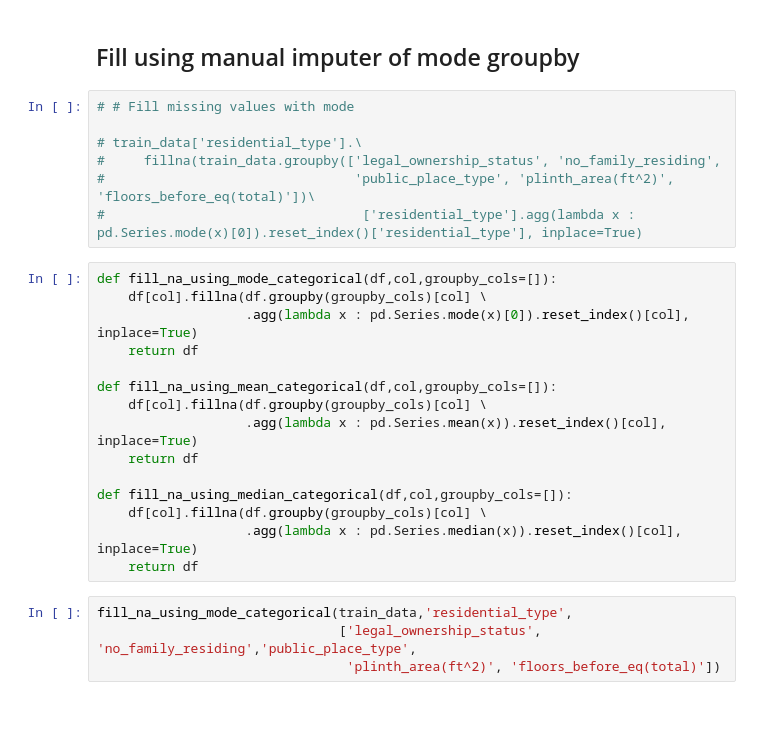
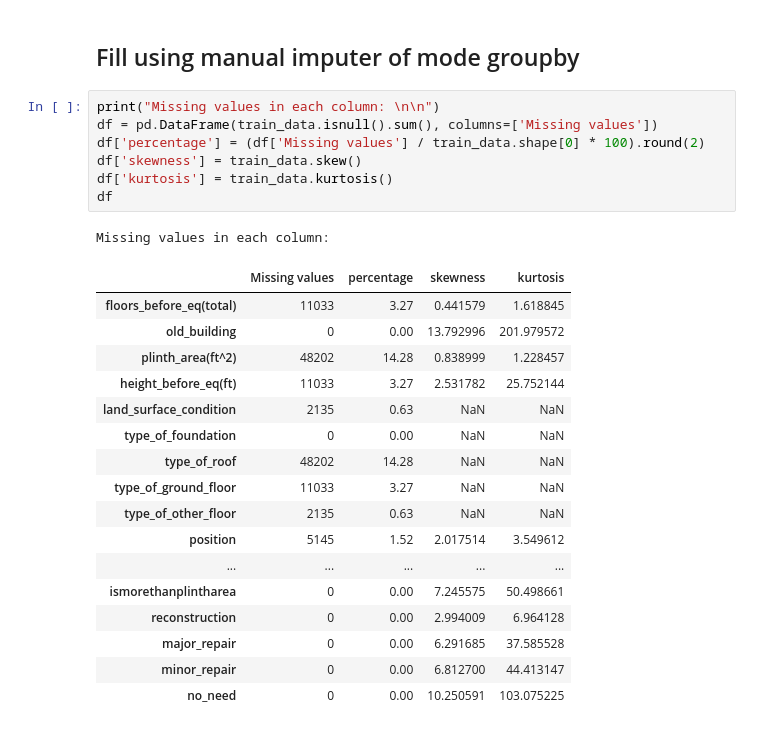
Before and after one commit to elskow/Data-Elims, a Jupyter notebook: 2-DataInterpolation/data_interpolation.ipynb, the cells around one changed output. Cells and saved outputs as stored; diff of their text form.

Commit message:
update to read skewness

```diff
--- a/2-DataInterpolation/data_interpolation.ipynb
+++ b/2-DataInterpolation/data_interpolation.ipynb
@@ -150,29 +127,29 @@ cols
 | no_need | 337593.0 | 0.009254 | 0.095750 | 0.0 | 0.0 | 0.0 | 0.0 | 1.0 | 0.0 | 0.0 |
 # %% [markdown]
 ## Fill using manual imputer of mode groupby
-# %%
-# # Fill missing values with mode
-
-# train_data['residential_type'].\
-#     fillna(train_data.groupby(['legal_ownership_status', 'no_family_residing',
-#                                'public_place_type', 'plinth_area(ft^2)', 'floors_before_eq(total)'])\
-#                                 ['residential_type'].agg(lambda x : pd.Series.mode(x)[0]).reset_index()['residential_type'], inplace=True)
-# %%
-def fill_na_using_mode_categorical(df,col,groupby_cols=[]):
-    df[col].fillna(df.groupby(groupby_cols)[col] \
-                   .agg(lambda x : pd.Series.mode(x)[0]).reset_index()[col], inplace=True)
-    return df
-
-def fill_na_using_mean_categorical(df,col,groupby_cols=[]):
-    df[col].fillna(df.groupby(groupby_cols)[col] \
-                   .agg(lambda x : pd.Series.mean(x)).reset_index()[col], inplace=True)
-    return df
-
-def fill_na_using_median_categorical(df,col,groupby_cols=[]):
-    df[col].fillna(df.groupby(groupby_cols)[col] \
-                   .agg(lambda x : pd.Series.median(x)).reset_index()[col], inplace=True)
-    return df
-# %%
-fill_na_using_mode_categorical(train_data,'residential_type',
-                               ['legal_ownership_status', 'no_family_residing','public_place_type',
-                                'plinth_area(ft^2)', 'floors_before_eq(total)'])
+# %%
+print("Missing values in each column: \n\n")
+df = pd.DataFrame(train_data.isnull().sum(), columns=['Missing values'])
+df['percentage'] = (df['Missing values'] / train_data.shape[0] * 100).round(2)
+df['skewness'] = train_data.skew()
+df['kurtosis'] = train_data.kurtosis()
+df
+# %% [output]
+Missing values in each column:
+|  | Missing values | percentage | skewness | kurtosis |
+| floors_before_eq(total) | 11033 | 3.27 | 0.441579 | 1.618845 |
+| old_building | 0 | 0.00 | 13.792996 | 201.979572 |
+| plinth_area(ft^2) | 48202 | 14.28 | 0.838999 | 1.228457 |
+| height_before_eq(ft) | 11033 | 3.27 | 2.531782 | 25.752144 |
+| land_surface_condition | 2135 | 0.63 | NaN | NaN |
+| type_of_foundation | 0 | 0.00 | NaN | NaN |
+| type_of_roof | 48202 | 14.28 | NaN | NaN |
+| type_of_ground_floor | 11033 | 3.27 | NaN | NaN |
+| type_of_other_floor | 2135 | 0.63 | NaN | NaN |
+| position | 5145 | 1.52 | 2.017514 | 3.549612 |
+| ... | ... | ... | ... | ... |
+| ismorethanplintharea | 0 | 0.00 | 7.245575 | 50.498661 |
+| reconstruction | 0 | 0.00 | 2.994009 | 6.964128 |
+| major_repair | 0 | 0.00 | 6.291685 | 37.585528 |
+| minor_repair | 0 | 0.00 | 6.812700 | 44.413147 |
+| no_need | 0 | 0.00 | 10.250591 | 103.075225 |
```
Also changed, not shown: parts of 6 cells of this notebook, 1 other file.
